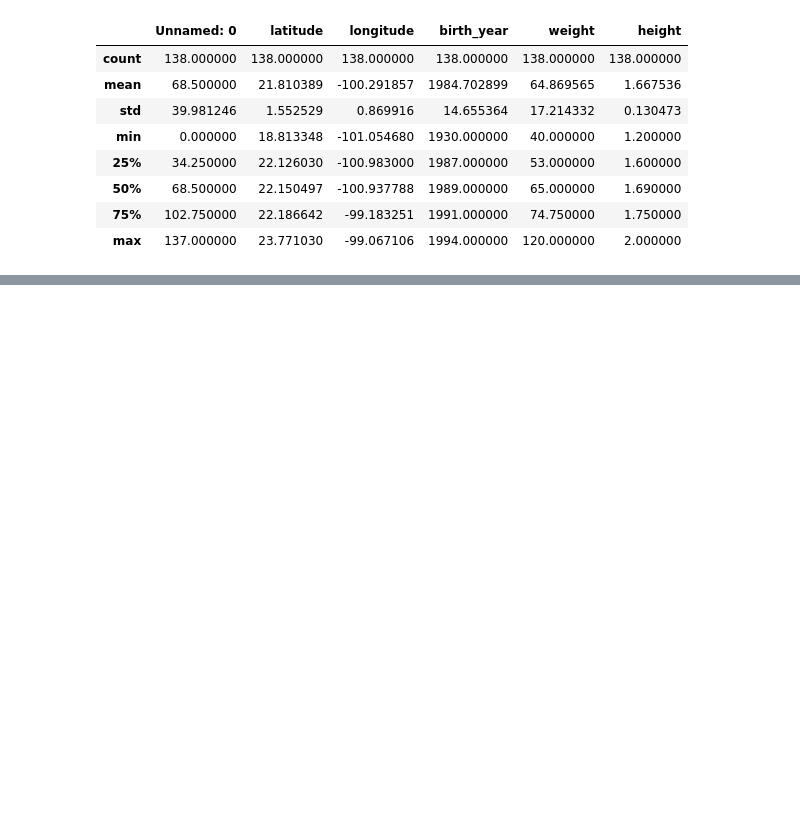
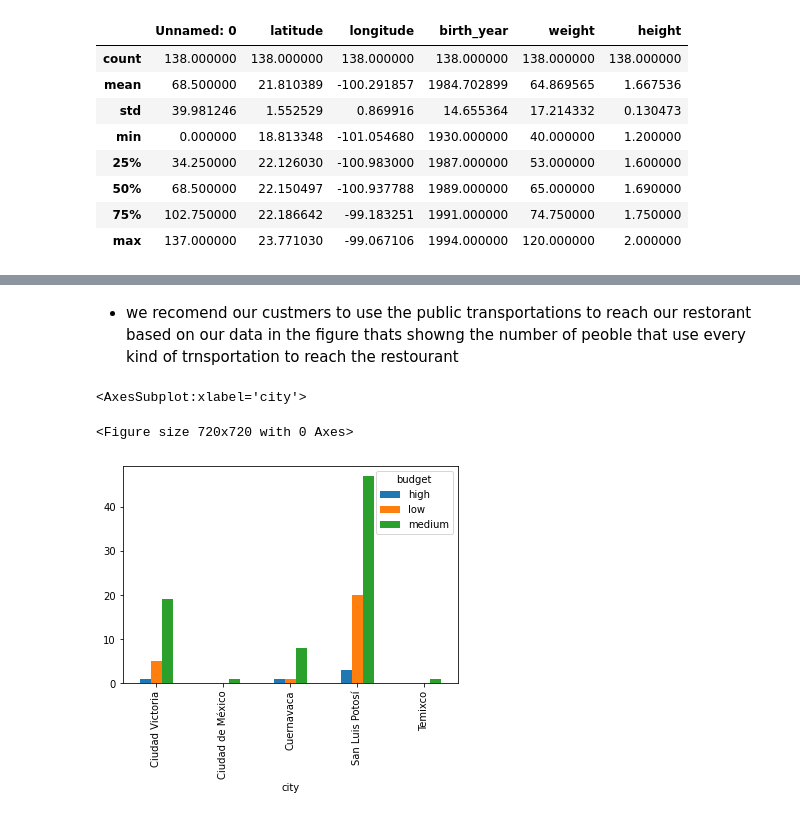
Before and after one commit to yousefQJ19/staticalanlysis, a Jupyter notebook: Describe.ipynb, the cells around one changed output, grey strips where cells are left out. Cells and saved outputs as stored; diff of their text form; code cells hidden in the pictures; blank space fills up the shorter version.

```diff
--- a/Describe.ipynb
+++ b/Describe.ipynb
@@ -48,0 +70,10 @@ data.describe(include='all')
+# %% [markdown]
+* we recomend our custmers to use the public transportations to reach our restorant based on our data in the figure thats showng the number of peoble that use every kind of trnsportation to reach the restourant
+# %%
+budget_city=data.groupby(['city','budget']).size().rename("count").reset_index().pivot(index='city',columns='budget',values='count')
+plt.figure(figsize=(10,10))
+budget_city.plot.bar()
+# %% [output]
+<AxesSubplot:xlabel='city'>
+<Figure size 720x720 with 0 Axes>
+[figure, added]
```
Also changed, not shown: parts of 8 cells of this notebook, 1 other file.
